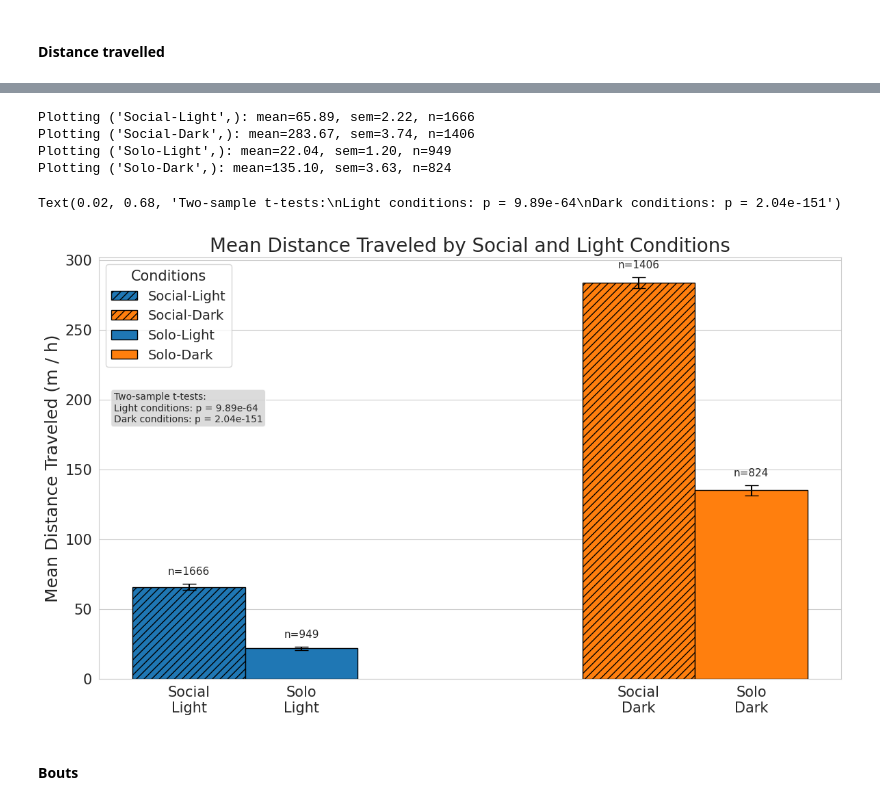
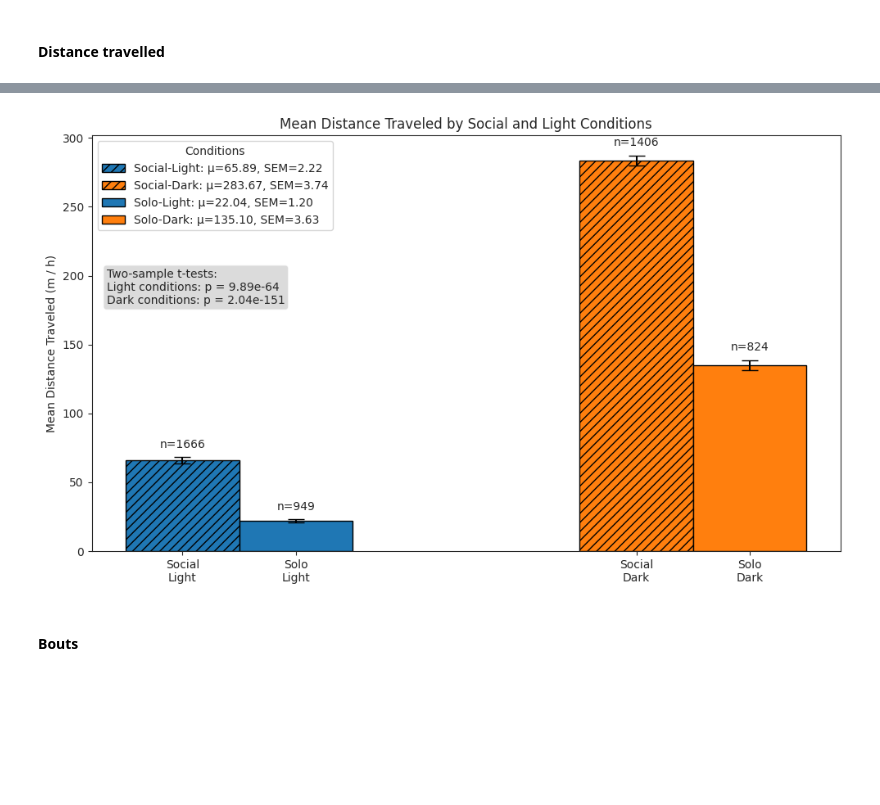
Before and after one commit to SainsburyWellcomeCentre/aeon_docs, a Jupyter notebook: src/user/how_to/social_analysis2.ipynb, the cells around one changed output, grey strips where cells are left out. Drawn from its saved outputs; the diff is of its cells as text; code cells hidden in the pictures; blank space fills up the shorter version.

```diff
--- a/src/user/how_to/social_analysis2.ipynb
+++ b/src/user/how_to/social_analysis2.ipynb
@@ -438,9 +396,6 @@ display(dist_trav_hour_df)
 # %%
-"""Hists."""
-
-fig, ax = plt.subplots(figsize=(14, 8))
-
 # Plot histograms for each combination
+fig, ax = plt.subplots(figsize=(10, 6))
 for i, (social_val, light_val) in enumerate(combos):
     # Filter data for this combination
     subset = dist_trav_hour_df[
@@ -460,7 +415,6 @@ for i, (social_val, light_val) in enumerate(combos):
         axes=ax,
         binwidth=20,
     )
-
     # Set hatch pattern for bars
     if hatches[social_val]:
         for bar in hist.patches:
@@ -472,6 +426,7 @@ ax.set_title(
 ax.set_xlabel("Distance Traveled (m / h)")
 ax.set_ylabel("Probability")
 ax.legend(title="Conditions")
-
 ax.set_ylim(0, 0.2)
+plt.tight_layout()
+plt.show()
 # %% [output]
@@ -480,8 +434,6 @@ ax.set_ylim(0, 0.2)
 # %%
-"""Bars."""
-
-fig, ax = plt.subplots(figsize=(14, 8))
-
+# Plot bar plot of means
+fig, ax = plt.subplots(figsize=(10, 6))
 summary_data = []
 for social_val in [True, False]:
     for light_val in [True, False]:
@@ -506,17 +458,14 @@ for social_val in [True, False]:
             }
         )
 summary_df = pd.DataFrame(summary_data)
-
 # Set up positions for the bars
 bar_width = 0.5
 x_pos = np.array([0.25, 2.25, 0.75, 2.75])  # create two groups with a gap in the middle
-
 # Plot bars
 for i, row in enumerate(summary_data):
     pos = x_pos[i]
     social_val = row["social"]
     light_val = row["light"]
-
     bar = ax.bar(
         pos,
         row["mean_distance"],
@@ -525,17 +474,11 @@ for i, row in enumerate(summary_data):
         color=colors[light_val],
         edgecolor="black",
         capsize=7,
-        label=row["condition"],
+        label=f"{row['condition'][0]}: μ={row['mean_distance']:.2f}, SEM={row['sem']:.2f}",
     )
-
-    print(
-        f"Plotting {row['condition']}: mean={row['mean_distance']:.2f}, sem={row['sem']:.2f}, n={row['n']}"
-    )
-
     # Apply hatching for social conditions
     if hatches[social_val]:
         bar[0].set_hatch(hatches[social_val])
-
     # Add sample size as text above each bar
     sample_size_txt = ax.text(
         pos,
@@ -544,58 +487,39 @@ for i, row in enumerate(summary_data):
         ha="center",
         va="bottom",
     )
-    sample_size_txt.set_fontsize(11)
 
 ax.set_ylabel("Mean Distance Traveled (m / h)")
 ax.set_xticks(x_pos)
 ax.set_xticklabels(["Social\nLight", "Social\nDark", "Solo\nLight", "Solo\nDark"])
 ax.set_title("Mean Distance Traveled by Social and Light Conditions")
 ax.legend(title="Conditions", loc="upper left")
-ax.xaxis.grid(False)
-
 # Add stats tests
-
-light_social = dist_trav_hour_df[
-    (dist_trav_hour_df["social"] == True) & (dist_trav_hour_df["light"] == True)
-]["distance"]
-light_solo = dist_trav_hour_df[
-    (dist_trav_hour_df["social"] == False) & (dist_trav_hour_df["light"] == True)
-]["distance"]
-
-dark_social = dist_trav_hour_df[
-    (dist_trav_hour_df["social"] == True) & (dist_trav_hour_df["light"] == False)
-]["distance"]
-dark_solo = dist_trav_hour_df[
-    (dist_trav_hour_df["social"] == False) & (dist_trav_hour_df["light"] == False)
-]["distance"]
-
+light_social = dist_trav_hour_df.query("social and light")["distance"]
+light_solo = dist_trav_hour_df.query("not social and light")["distance"]
+dark_social = dist_trav_hour_df.query("social and not light")["distance"]
+dark_solo = dist_trav_hour_df.query("not social and not light")["distance"]
 light_stat, light_p = stats.ttest_ind(
     light_social, light_solo, alternative="two-sided", equal_var=False
 )
 dark_stat, dark_p = stats.ttest_ind(
     dark_social, dark_solo, alternative="two-sided", equal_var=False
 )
-
 test_text = (
     f"Two-sample t-tests:\n"
     f"Light conditions: p = {light_p:.2e}\nDark conditions: p = {dark_p:.2e}"
 )
 props = dict(boxstyle="round,pad=0.3", facecolor="lightgray", alpha=0.8)
 ax.text(
     0.02,
     0.68,  # Position below the legend
     test_text,
     transform=ax.transAxes,
-    fontsize=10,
     verticalalignment="top",
     bbox=props,
 )
+plt.tight_layout()
+plt.show()
 # %% [output]
-Plotting ('Social-Light',): mean=65.89, sem=2.22, n=1666
-Plotting ('Social-Dark',): mean=283.67, sem=3.74, n=1406
-Plotting ('Solo-Light',): mean=22.04, sem=1.20, n=949
-Plotting ('Solo-Dark',): mean=135.10, sem=3.63, n=824
-Text(0.02, 0.68, 'Two-sample t-tests:\nLight conditions: p = 9.89e-64\nDark conditions: p = 2.04e-151')
-[figure, old version]
+[figure, new version]
 # %% [markdown]
 #### Bouts
```
Also changed, not shown: parts of 120 cells of this notebook, 2 other files.
